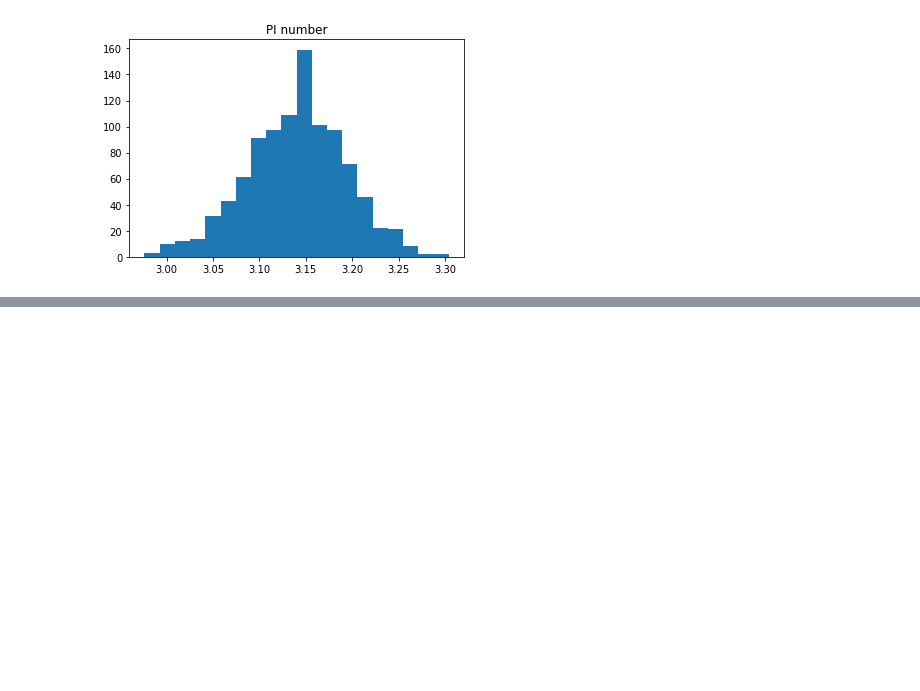
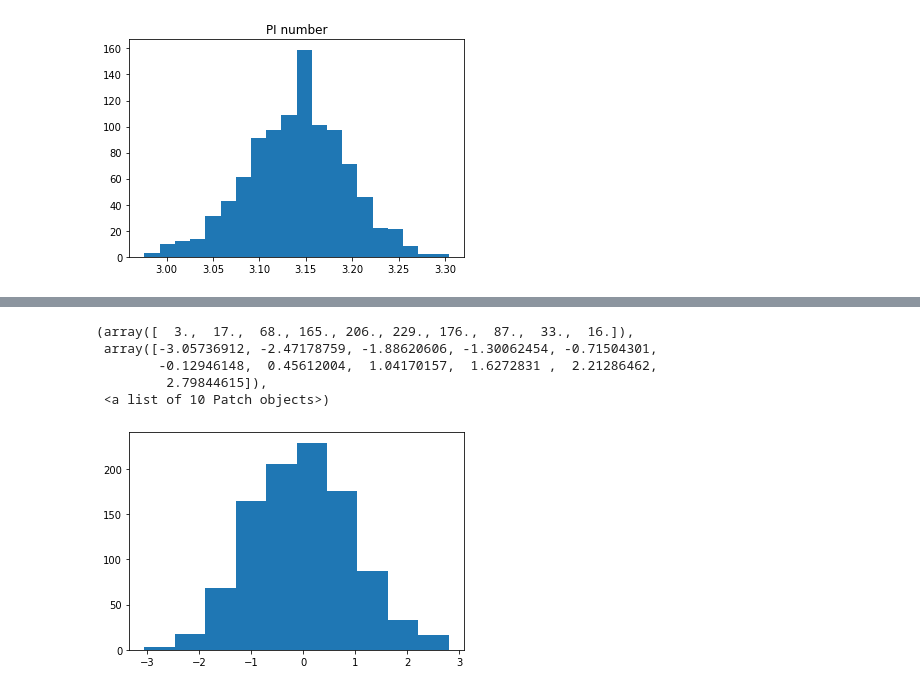
Before and after one commit to nestorsgarzonc/Fundamentals-of-Machine-learning, a Jupyter notebook: Udemy Course/T2-2 Daa cleaning.ipynb, the cells around one changed output, grey strips where cells are left out. Cells and saved outputs as stored; diff of their text form; code cells hidden in the pictures; blank space fills up the shorter version.

```diff
--- a/Udemy Course/T2-2 Daa cleaning.ipynb
+++ b/Udemy Course/T2-2 Daa cleaning.ipynb
@@ -139,0 +141,7 @@ x, fig=pi_montecarlo()
+# %%
+n=1000
+data=pd.DataFrame({
+    'A': np.random.randn(n),
+    'B': 1.5+2.5*np.random.randn(n),
+    'C': np.random.uniform(5, 32, n)
+})
@@ -139,0 +160,9 @@ x, fig=pi_montecarlo()
+# %%
+plt.hist(data['A'])
+# %% [output]
+(array([  3.,  17.,  68., 165., 206., 229., 176.,  87.,  33.,  16.]),
+ array([-3.05736912, -2.47178759, -1.88620606, -1.30062454, -0.71504301,
+        -0.12946148,  0.45612004,  1.04170157,  1.6272831 ,  2.21286462,
+         2.79844615]),
+ <a list of 10 Patch objects>)
+[figure, added]
```
Also changed, not shown: parts of 12 cells of this notebook.
